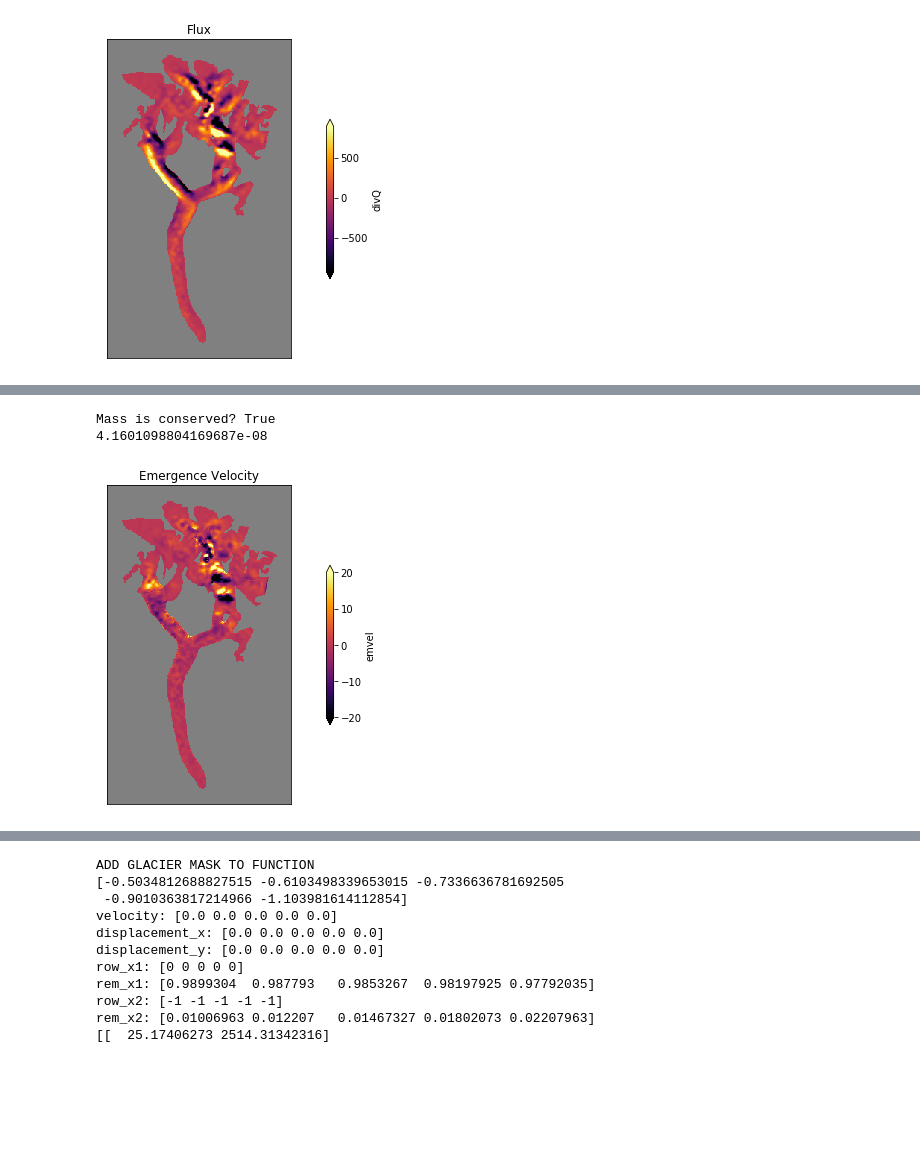
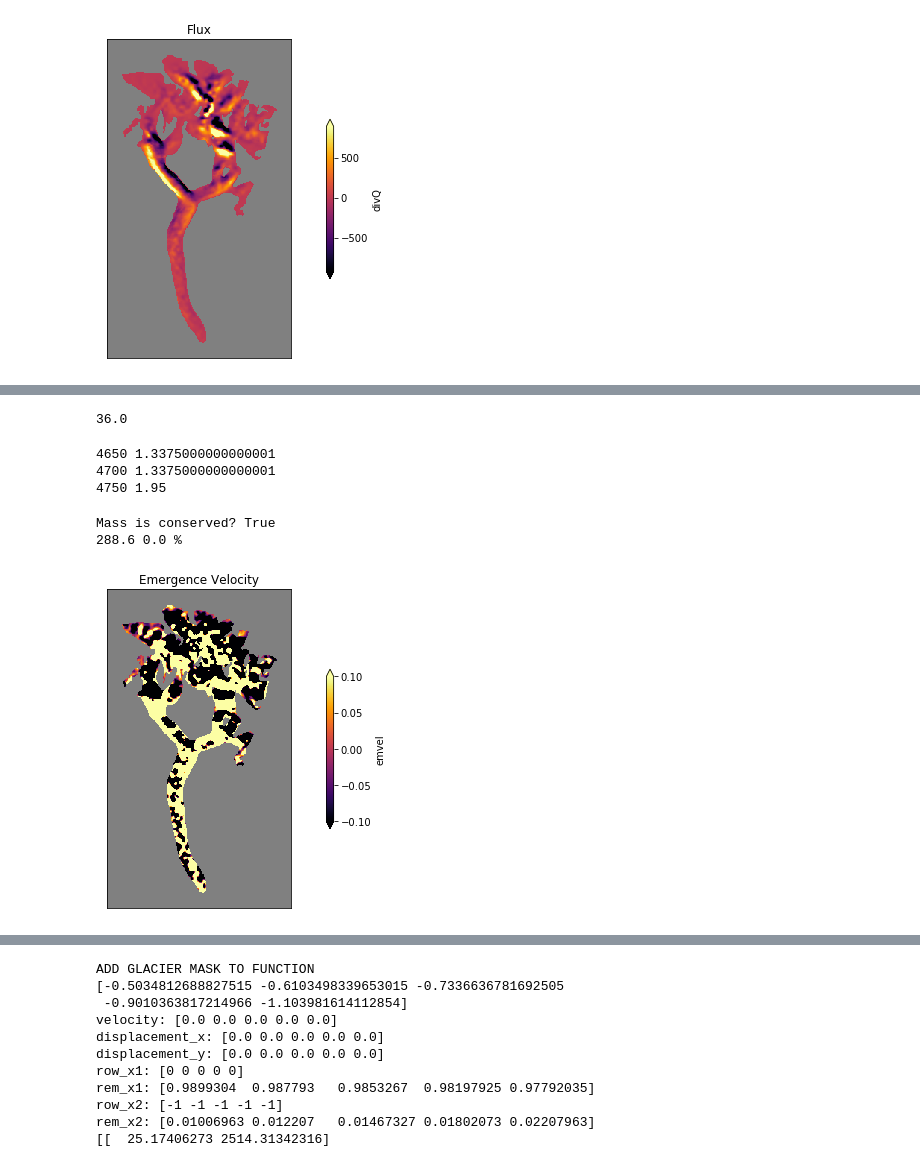
Before and after one commit to drounce/debris_global, a Jupyter notebook: HMA_emergence_velocity_example.ipynb, the cells around one changed output, grey strips where cells are left out. Drawn from its saved outputs; the diff is of its cells as text; code cells hidden in the pictures; blank space fills up the shorter version.

Commit message:
em velocities and uncertainty added, fixed bug with emergence velocities fxn pos_north being set improperly

```diff
--- a/HMA_emergence_velocity_example.ipynb
+++ b/HMA_emergence_velocity_example.ipynb
@@ -592,6 +596,7 @@ import matplotlib.pyplot as plt
 import numpy as np
 import pandas as pd
 import rasterio
+from scipy import ndimage
 import xarray as xr
 from osgeo import gdal, ogr, osr
 
@@ -608,6 +613,7 @@ buff_dist = 1000
 bin_width = 5
 #Surface to column average velocity scaling
 v_col_f = 0.8
+emvel_filter_pixsize = 3
 
 #INPUT
 glac_shp_fn_dict = {'13':input.main_directory + '/../../../HiMAT/RGI/rgi60/13_rgi60_CentralAsia/13_rgi60_CentralAsia.shp',
@@ -1009,0 +1121,4 @@ plot_array(divQ_full2plot, clim, titles, 'inferno', 'divQ', fn=outdir_fig + glac
+# %%
+z1_offset
+# %% [output]
+36.0
@@ -1010,9 +1128,23 @@ plot_array(divQ_full2plot, clim, titles, 'inferno', 'divQ', fn=outdir_fig + glac
+# %%
+for elev in [4650, 4700, 4750]:
+    z1_idx = np.where((z1 > 0) & (z1 < elev))
+    if len(z1_idx[0]) > 0:
+        z1_km2 = len(z1_idx[0]) * pix_km2
+    print(elev, z1_km2)
+# %% [output]
+4650 1.3375000000000001
+4700 1.3375000000000001
+4750 1.95
 # %%
 def emergence_pixels(gf, vel_x_raw, vel_y_raw, icethickness_raw, xres, yres,
                      vel_min=0, max_velocity=600, vel_depth_avg_factor=0.8, option_border=1,
                      positive_is_east=True, positive_is_north=True, constant_icethickness=False):
     """ Compute the emergence velocity using an ice flux approach
     """
+    # Glacier mask
+    glac_mask = np.zeros(vel_x_raw.shape) + 1
+    glac_mask[gf.z1.mask] = 0
+
     # Modify vel_y by multiplying velocity by -1 such that matrix operations agree with flow direction
     #    Specifically, a negative y velocity means the pixel is flowing south.
     #    However, if you were to subtract that value from the rows, it would head north in the matrix.
@@ -1031,6 +1163,8 @@ def emergence_pixels(gf, vel_x_raw, vel_y_raw, icethickness_raw, xres, yres,
     icethickness = icethickness_raw.copy()
     if constant_icethickness:
         icethickness[:,:] = 1
+        icethickness = icethickness * glac_mask
+
 #     print('mean ice thickness:', np.round(icethickness.mean(),0), 'm')
     # Compute the initial volume
     volume_initial = icethickness * (xres * yres)
@@ -1095,8 +1229,6 @@ def emergence_pixels(gf, vel_x_raw, vel_y_raw, icethickness_raw, xres, yres,
                 )
 
     ############
-    glac_mask = np.zeros(gf.vx.shape) + 1
-    glac_mask[gf.z1.mask] = 0
     offglac_row, offglac_col = np.where((glac_mask == 0) & (volume_final > 0))
 
     def nearest_nonzero_idx(a,x,y):
@@ -1115,7 +1247,9 @@ def emergence_pixels(gf, vel_x_raw, vel_y_raw, icethickness_raw, xres, yres,
 
     # Check that mass is conserved (threshold = 0.1 m x pixel_size**2)
     print('Mass is conserved?', np.absolute(volume_final.sum() - volume_initial.sum()) / volume_initial.sum() < 0.01)
-    print(np.absolute(volume_final.sum() - volume_initial.sum()) / volume_initial.sum())
+    print(np.round(np.absolute(volume_final.sum() - volume_initial.sum()),1),
+          np.round(np.absolute(volume_final.sum() - volume_initial.sum()) / volume_initial.sum() * 100,2), '%')
+    print()
     # Final ice thickness
     icethickness_final = volume_final / (xres * yres)
     # Emergence velocity
@@ -1127,28 +1261,40 @@ vy = np.ma.filled(gf.vy,0)
 H = np.ma.filled(gf.H,0)
 vx[gf.z1 > gf.z1.max()] = 0
 vy[gf.z1 > gf.z1.max()] = 0
+# vx[:,:] = 0
+# # vy[:350,:] = 0
+# vy[:,:] = 0
+# vy[350:352,:] = 25
+# H[H > 0] = 1
 H[gf.z1 > gf.z1.max()] = 0
 vmax = gf.vm.max()
 
 # Emergence computation
-emvel = emergence_pixels(vx, vy, H,
-                         gf.res[0], gf.res[1], positive_is_east=False,
-                         positive_is_north=False, constant_icethickness=False, max_velocity=vmax, vel_min=0)
-gf.emvel = np.ma.masked_array(emvel, mask=gf.z1.mask)
+emvel = emergence_pixels(gf, vx, vy, H,
+                         gf.res[0], gf.res[1], positive_is_east=True,
+                         positive_is_north=True, max_velocity=vmax, vel_min=0,
+                         constant_icethickness=False)
+
+# Filter
+if emvel_filter_pixsize > 0:
+    emvel = ndimage.filters.convolve(emvel, weights=np.full((emvel_filter_pixsize, emvel_filter_pixsize), 1.0/emvel_filter_pixsize**2))
+
+gf.emvel = np.ma.masked_array(emvel, mask=np.ma.getmask(gf.z1))
 
 # previous with masked array
 # gf.emvel = emergence_pixels(gf.vx, gf.vy, gf.H, gf.res[0], gf.res[1], positive_is_east=False,
 #                             positive_is_north=False, constant_icethickness=False, max_velocity=600, vel_min=0)
 # %% [output]
 Mass is conserved? True
-4.1601098804169687e-08
+288.6 0.0 %
 # %%
 titles = ['Emergence Velocity']
 # gf.emvel[300:315,85:90] = 1000
 # gf.emvel[210:220,95:105] = 1000
+# gf.emvel[250:260,:] = 1000
 var_full2plot = gf.emvel
-clim = (-20,20)
+clim = (-0.1,0.1)
 # clim = malib.calcperc(var_full2plot, (2,98))
 plot_array(var_full2plot, clim, titles, 'inferno', 'emvel', fn= outdir_fig + glac_str +'_emergence_velocity.png')
 # %% [output]
-[figure, old version]
+[figure, new version]
```
Also changed, not shown: parts of 18 cells of this notebook, 4 other files.
